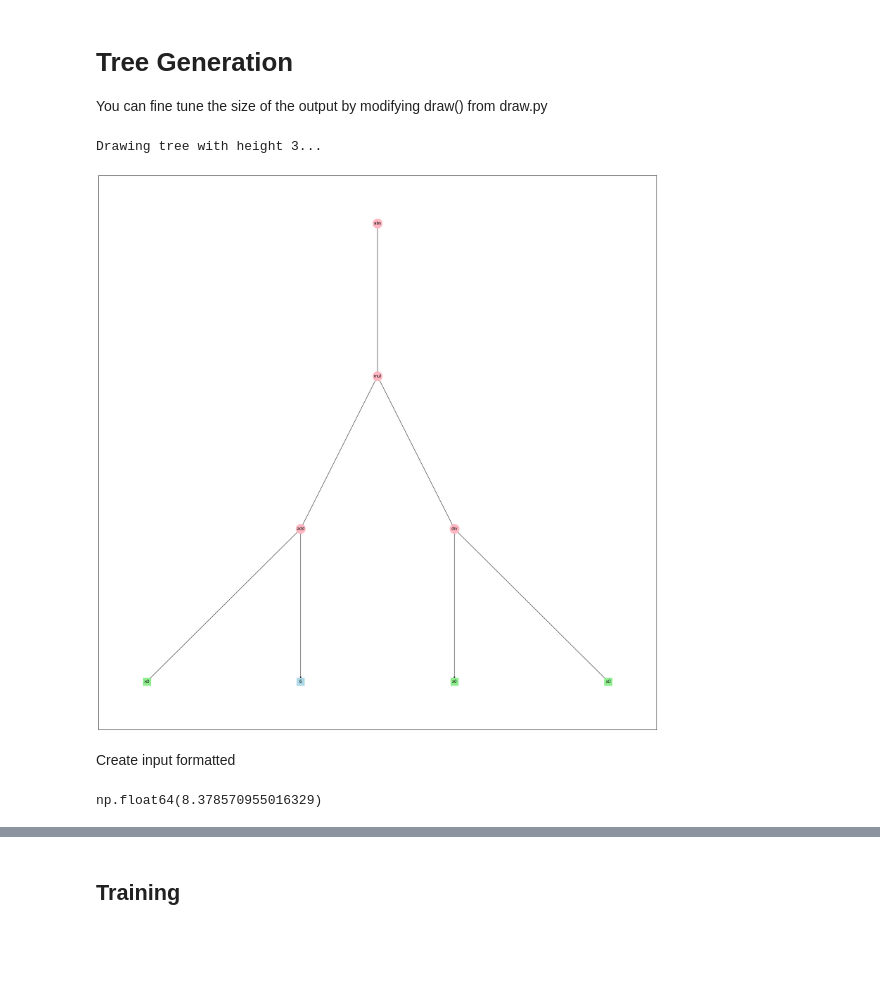
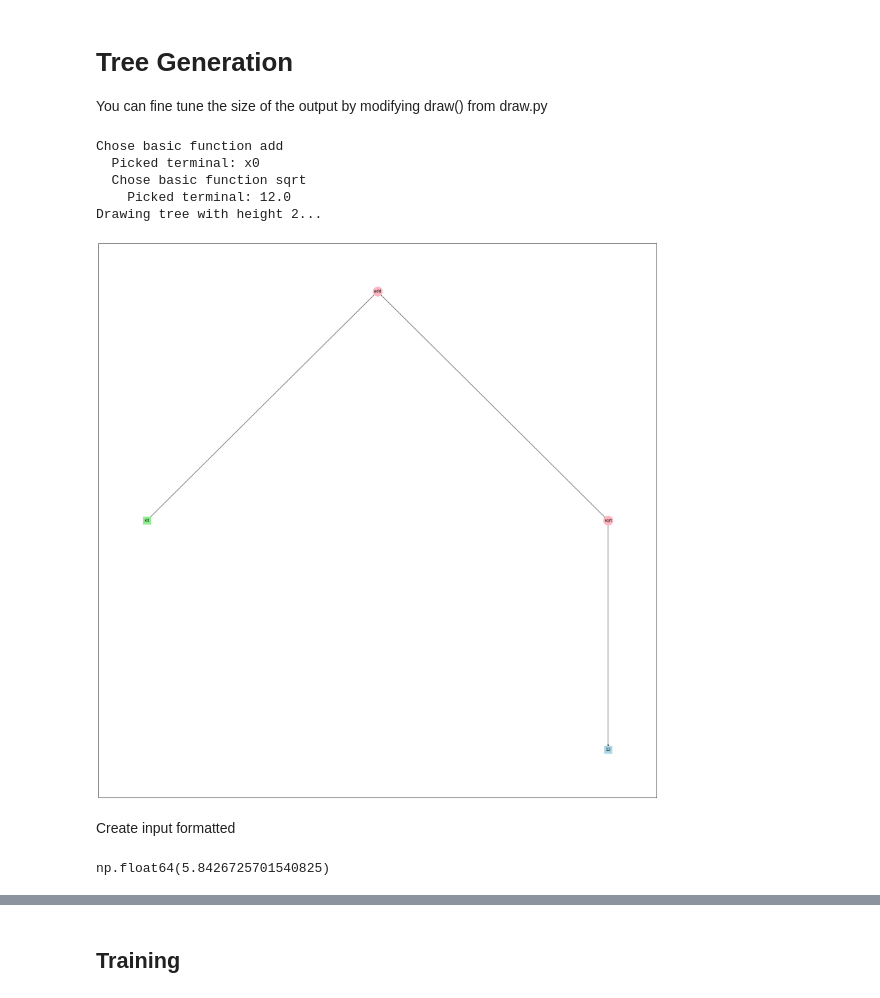
Before and after one commit to FabioGigante00/CI2024_project-work, a Jupyter notebook: symreg_user.ipynb, the cells around one changed output, grey strips where cells are left out. Saved outputs shown, nothing was run; the diff lists cells and outputs as text; code cells hidden in the pictures; blank space fills up the shorter version.

```diff
--- a/symreg_user.ipynb
+++ b/symreg_user.ipynb
@@ -20,14 +20,14 @@ from utils.operations_dict import basic_function_set, complex_function_set
 # %%
 def generate_random_tree(max_height: int, pc: float, terminal_list: List[str],
                          constants: list[float] = None, p_pick_constant: float = 0.2, p_cut_tree: float = 0.2,
-                         verbose: bool = False) -> Node:
+                         verbose: bool = False, cur_depth: int = 0) -> Node:
     """
     Generate a random symbolic expression tree.
 
     Mandatory Parameters
     ----------
     max_height : int
-        The maximum height of the tree.
+        The maximum height of the tree. The height of a tree is the length of the longest path from the root to a leaf (e.g. height of a leaf is 0).
     pc : float
         The probability of choosing a complex function over a basic function.
     terminal_list : List[str]
@@ -43,12 +43,15 @@ def generate_random_tree(max_height: int, pc: float, terminal_list: List[str],
         The probability of cutting the tree early (default is 0.2).
     verbose : bool
         Whether to print debug information (default is False).
+    cur_depth : int
+        The exploration depth (e.g. depth of root is 0)
 
     Returns
     -------
     Node
         A Node object representing the root of the tree.
     """
+    indent = ' ' * (cur_depth * 2)
 
     # Cut the tree early with probability 0.2
     if (random.random() < p_cut_tree) or max_height == 0:
@@ -59,7 +62,7 @@ def generate_random_tree(max_height: int, pc: float, terminal_list: List[str],
         else:
             terminal = random.choice(terminal_list)
 
-        if verbose: print(f"Picked terminal: {terminal}")
+        if verbose: print(f"{indent}Picked terminal: {terminal}")
 
         # Set the height of the node to 0
         my_node = Node(terminal)
@@ -69,9 +72,9 @@ def generate_random_tree(max_height: int, pc: float, terminal_list: List[str],
         # Choose a complex function with probability pc
         if random.random() < pc:
             func = random.choice(list(complex_function_set.keys()))
-            if verbose: print(f"Chose complex function {func}")
+            if verbose: print(f"{indent}Chose complex function {func}")
             num_children = complex_function_set[func].__code__.co_argcount  # Numero di argomenti della funzione
-            children = [generate_random_tree(max_height - 1, pc, terminal_list, constants, p_pick_constant, p_cut_tree)
+            children = [generate_random_tree(max_height - 1, pc, terminal_list, constants, p_pick_constant, p_cut_tree, verbose, cur_depth + 1)
                         for _ in range(num_children)]
 
             # Set height
@@ -82,9 +85,9 @@ def generate_random_tree(max_height: int, pc: float, terminal_list: List[str],
         # Otherwise, choose a basic function
         else:
             func = random.choice(list(basic_function_set.keys()))
-            if verbose: print(f"Chose basic function {func}")
+            if verbose: print(f"{indent}Chose basic function {func}")
             num_children = basic_function_set[func].__code__.co_argcount  # Numero di argomenti della funzione
-            children = [generate_random_tree(max_height - 1, pc, terminal_list, constants, p_pick_constant, p_cut_tree)
+            children = [generate_random_tree(max_height - 1, pc, terminal_list, constants, p_pick_constant, p_cut_tree, verbose, cur_depth + 1)
                         for _ in range(num_children)]
             # Set height
             cur_height = max([child.get_height() for child in children]) + 1
@@ -220,19 +209,23 @@ You can fine tune the size of the output by modifying draw() from draw.py
 # %%
 from utils.terminal_constants import crammed_constants
 
 height = 3
-initialized = generate_random_tree(height, 0.2, terminal_list, constants=crammed_constants, p_pick_constant=0.4, p_cut_tree=0.2)
+initialized = generate_random_tree(height, 0.2, terminal_list, constants=crammed_constants, p_pick_constant=0.4, p_cut_tree=0.2, verbose=True)
 initialized.draw()
 # %% [output]
-Drawing tree with height 3...
+Chose basic function add
+  Picked terminal: x0
+  Chose basic function sqrt
+    Picked terminal: 12.0
+Drawing tree with height 2...
-[figure, old version]
+[figure, new version]
 # %% [markdown]
 Create input formatted
 # %%
 vars = {'x'+str(i): input[:,0][i] for i in range(input.shape[0])}
 initialized(**vars)
 # %% [output]
-np.float64(8.378570955016329)
+np.float64(5.8426725701540825)
 # %%
 # Fitness
 def fitness(mytree, vars, labels):
```
Also changed, not shown: parts of 2 cells of this notebook, 1 other file.
